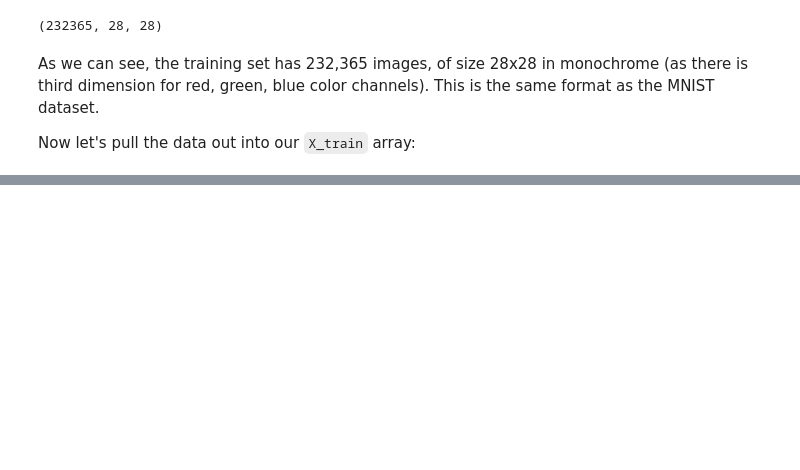
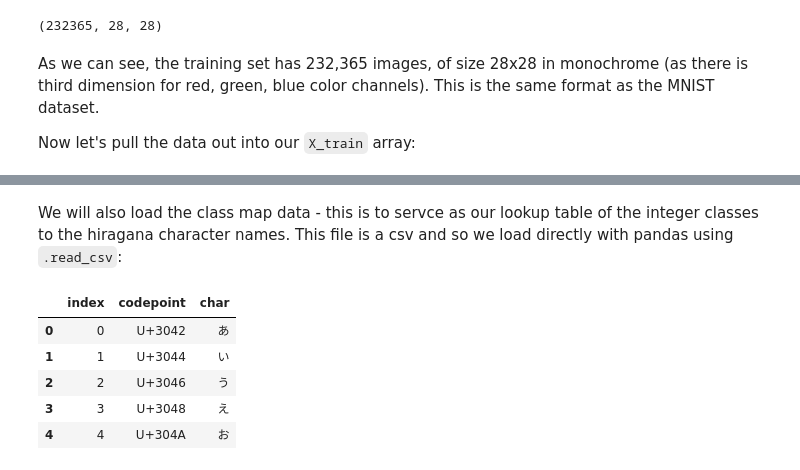
Before and after one commit to mylesmharrison/Kuzushiji-49-CNN, a Jupyter notebook: Kuzushiji.ipynb, the cells around one changed output, grey strips where cells are left out. Cells and saved outputs as stored; diff of their text form; code cells hidden in the pictures; blank space fills up the shorter version.

```diff
--- a/Kuzushiji.ipynb
+++ b/Kuzushiji.ipynb
@@ -65,0 +115,15 @@ plt.show()
+# %% [markdown]
+We will also load the class map data - this is to servce as our lookup table of the integer classes to the hiragana character names. This file is a csv and so we load directly with pandas using `.read_csv`:
+# %%
+# Load the class map
+classmap = pd.read_csv('data/k49_classmap.csv')
+
+# Take a look
+classmap.head()
+# %% [output]
+|  | index | codepoint | char |
+| 0 | 0 | U+3042 | あ |
+| 1 | 1 | U+3044 | い |
+| 2 | 2 | U+3046 | う |
+| 3 | 3 | U+3048 | え |
+| 4 | 4 | U+304A | お |
```
Also changed, not shown: parts of 31 cells of this notebook, 1 other file.
